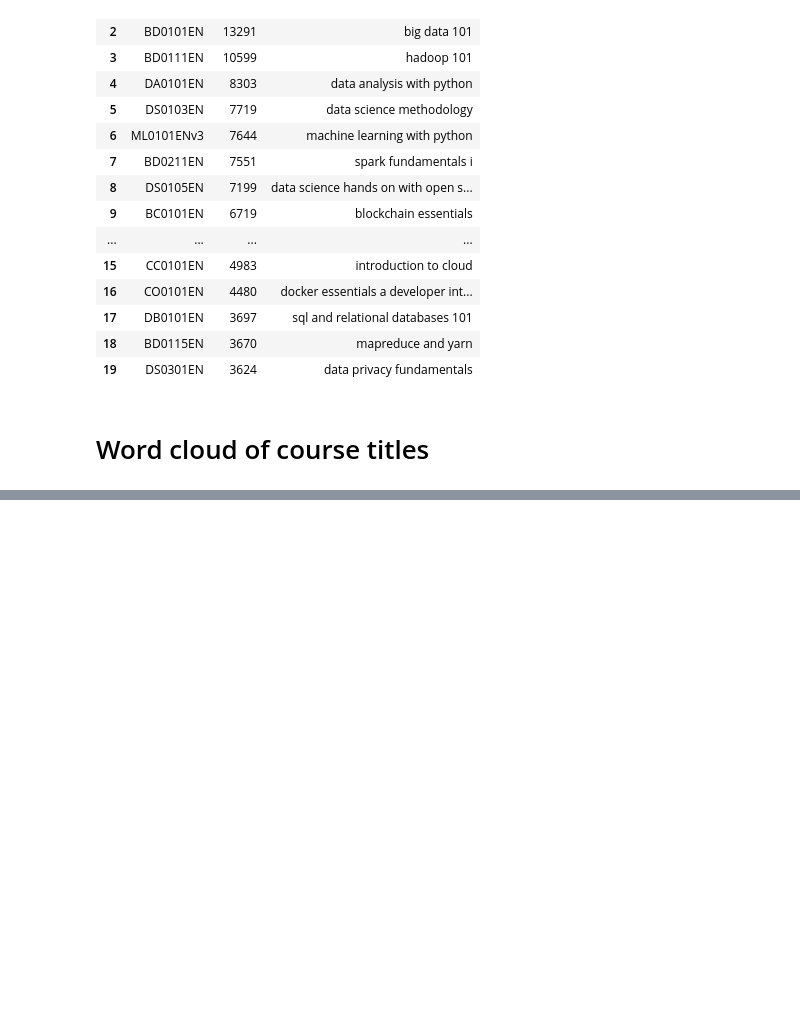
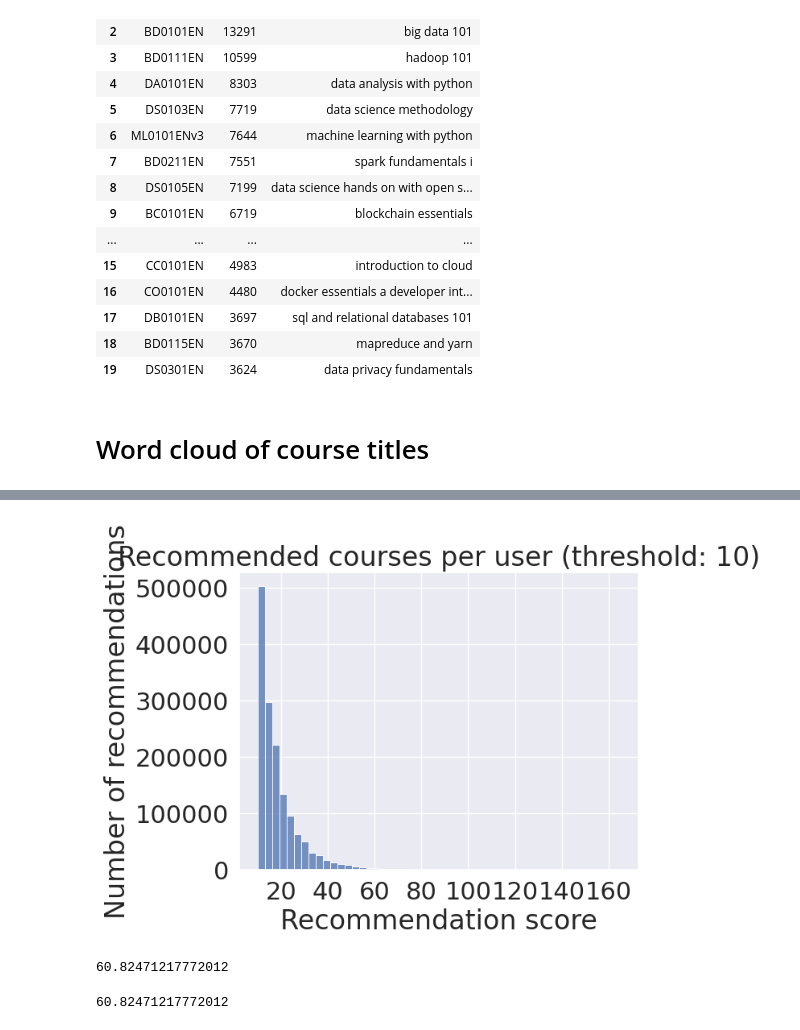
Before and after one commit to GuillaumeZahnd/personalized-online-course-recommender-system, a Jupyter notebook: personalized-online-course-recommender-system.ipynb, the cells around one changed output, grey strips where cells are left out. Drawn from its saved outputs; the diff is of its cells as text; code cells hidden in the pictures; blank space fills up the shorter version.

```diff
--- a/personalized-online-course-recommender-system.ipynb
+++ b/personalized-online-course-recommender-system.ipynb
@@ -153,0 +264,4 @@ plt.show()
+# %%
+enrolled_courses = test_users_df[test_users_df['user'] == 1078030]['item'].to_list()
+enrolled_courses = set(enrolled_courses)
+enrolled_courses
@@ -153,0 +277,6 @@ plt.show()
+# %%
+# Set of all courses:
+all_courses = set(course_genres_df['COURSE_ID'].values)
+# %%
+# Set of all "unknown" courses in which the user 1078030 is not enrolled
+unknown_courses = all_courses.difference(enrolled_courses)
@@ -153,0 +367,21 @@ plt.show()
+# %%
+# Call the generate_recommendation_scores function to obtain recommendation scores for users and courses,
+# and assign the returned lists to variables users, courses, and scores
+users, courses, scores = generate_recommendation_scores()
+
+# Create an empty dictionary named res_dict to store the results of the recommendation process
+res_dict = {}
+
+# Store the lists of users, courses, and scores into the res_dict dictionary with corresponding keys
+res_dict['USER'] = users
+res_dict['COURSE_ID'] = courses
+res_dict['SCORE'] = scores
+
+# Create a DataFrame named res_df using the res_dict dictionary, specifying the column order as ['USER', 'COURSE_ID', 'SCORE']
+res_df = pd.DataFrame(res_dict, columns=['USER', 'COURSE_ID', 'SCORE'])
+
+# Save the res_df DataFrame to a CSV file named "profile_rs_results.csv" without including the index
+res_df.to_csv("profile_rs_results.csv", index=False)
+
+# Output the res_df DataFrame
+res_df
@@ -153,0 +402,18 @@ plt.show()
+# %%
+ax = sns.histplot(res_df['SCORE'], bins=50)
+ax.set_title('Recommended courses per user (threshold: {})'.format(score_threshold))
+ax.set_ylabel('Number of recommendations')
+ax.set_xlabel('Recommendation score')
+sns.set(font_scale=0.7)
+# %% [output]
+[figure, added]
+# %%
+u = res_df.groupby('USER')['USER'].count().mean()
+u
+# %% [output]
+60.82471217772012
+# %%
+u = res_df['USER'].value_counts().mean()
+u
+# %% [output]
+60.82471217772012
```
Also changed, not shown: parts of 30 cells of this notebook.
